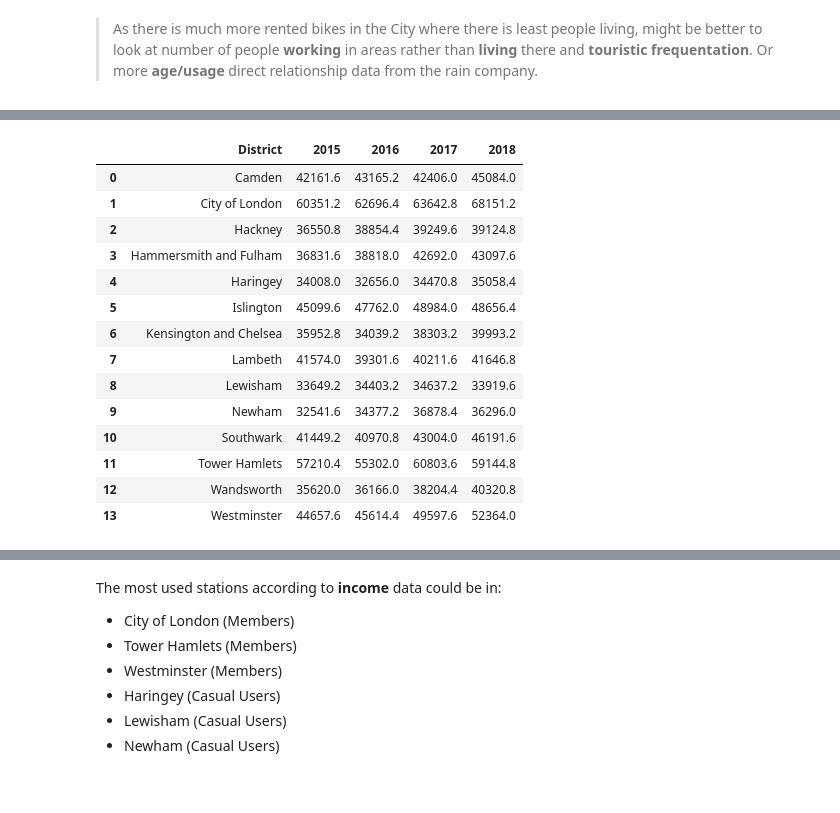
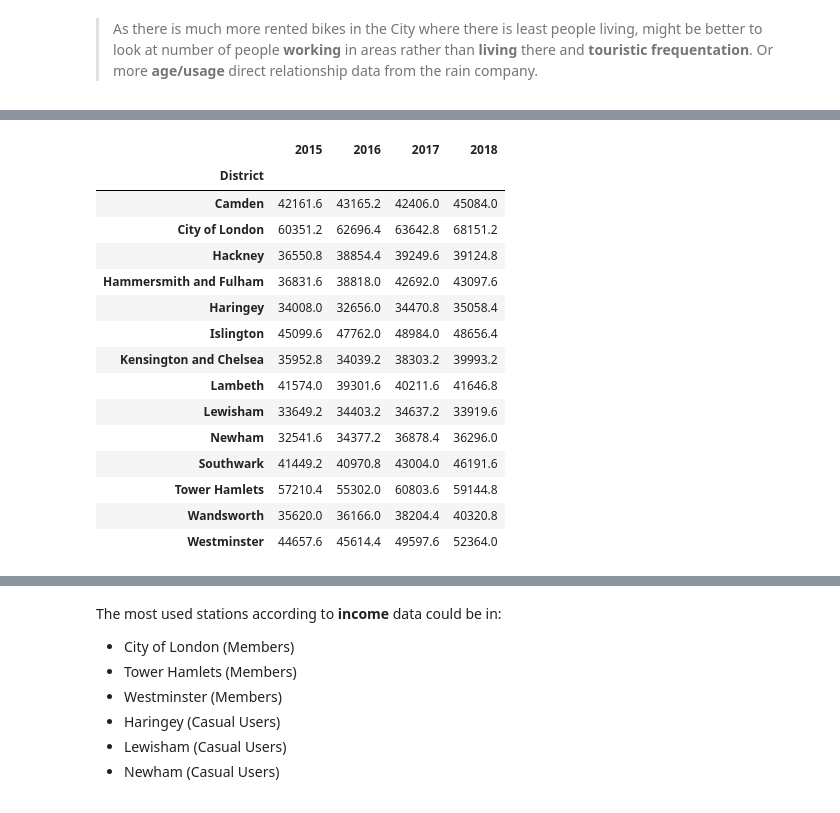
Before and after one commit to dataBikeHsUlm/MapReduce, a Jupyter notebook: Data_Profiling/AdditionalFeatures.ipynb, the cells around one changed output, grey strips where cells are left out. Drawn from its saved outputs; the diff is of its cells as text; code cells hidden in the pictures.

```diff
--- a/Data_Profiling/AdditionalFeatures.ipynb
+++ b/Data_Profiling/AdditionalFeatures.ipynb
@@ -284,20 +281,23 @@ On the other hand they have **members** which have an average anual income betwe
 Extracted earnings from 2015-2018 from [Office for National Statistics](https://www.ons.gov.uk/employmentandlabourmarket/peopleinwork/earningsandworkinghours/bulletins/annualsurveyofhoursandearnings/2016provisionalresults).</br>
 # %%
 earnings = pd.read_csv('earnings.csv')
+earnings["District"] = earnings["District"].map(lambda x: x[2:])
+earnings = earnings.set_index("District")
 earnings
 # %% [output]
-|  | District | 2015 | 2016 | 2017 | 2018 |
-| 0 | Camden | 42161.6 | 43165.2 | 42406.0 | 45084.0 |
-| 1 | City of London | 60351.2 | 62696.4 | 63642.8 | 68151.2 |
-| 2 | Hackney | 36550.8 | 38854.4 | 39249.6 | 39124.8 |
-| 3 | Hammersmith and Fulham | 36831.6 | 38818.0 | 42692.0 | 43097.6 |
-| 4 | Haringey | 34008.0 | 32656.0 | 34470.8 | 35058.4 |
-| 5 | Islington | 45099.6 | 47762.0 | 48984.0 | 48656.4 |
-| 6 | Kensington and Chelsea | 35952.8 | 34039.2 | 38303.2 | 39993.2 |
-| 7 | Lambeth | 41574.0 | 39301.6 | 40211.6 | 41646.8 |
-| 8 | Lewisham | 33649.2 | 34403.2 | 34637.2 | 33919.6 |
-| 9 | Newham | 32541.6 | 34377.2 | 36878.4 | 36296.0 |
-| 10 | Southwark | 41449.2 | 40970.8 | 43004.0 | 46191.6 |
-| 11 | Tower Hamlets | 57210.4 | 55302.0 | 60803.6 | 59144.8 |
-| 12 | Wandsworth | 35620.0 | 36166.0 | 38204.4 | 40320.8 |
-| 13 | Westminster | 44657.6 | 45614.4 | 49597.6 | 52364.0 |
+|  | 2015 | 2016 | 2017 | 2018 |
+| District |  |  |  |  |
+| Camden | 42161.6 | 43165.2 | 42406.0 | 45084.0 |
+| City of London | 60351.2 | 62696.4 | 63642.8 | 68151.2 |
+| Hackney | 36550.8 | 38854.4 | 39249.6 | 39124.8 |
+| Hammersmith and Fulham | 36831.6 | 38818.0 | 42692.0 | 43097.6 |
+| Haringey | 34008.0 | 32656.0 | 34470.8 | 35058.4 |
+| Islington | 45099.6 | 47762.0 | 48984.0 | 48656.4 |
+| Kensington and Chelsea | 35952.8 | 34039.2 | 38303.2 | 39993.2 |
+| Lambeth | 41574.0 | 39301.6 | 40211.6 | 41646.8 |
+| Lewisham | 33649.2 | 34403.2 | 34637.2 | 33919.6 |
+| Newham | 32541.6 | 34377.2 | 36878.4 | 36296.0 |
+| Southwark | 41449.2 | 40970.8 | 43004.0 | 46191.6 |
+| Tower Hamlets | 57210.4 | 55302.0 | 60803.6 | 59144.8 |
+| Wandsworth | 35620.0 | 36166.0 | 38204.4 | 40320.8 |
+| Westminster | 44657.6 | 45614.4 | 49597.6 | 52364.0 |
```
Also changed, not shown: parts of 5 cells of this notebook, 2 other files.
